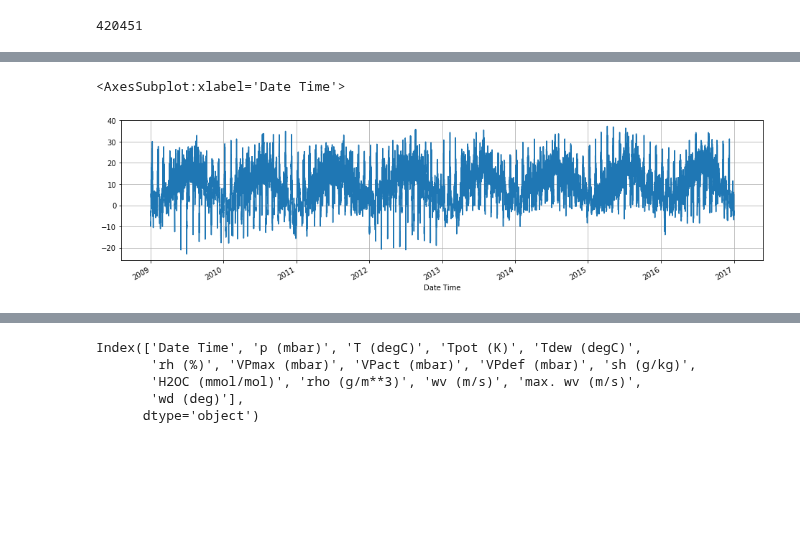
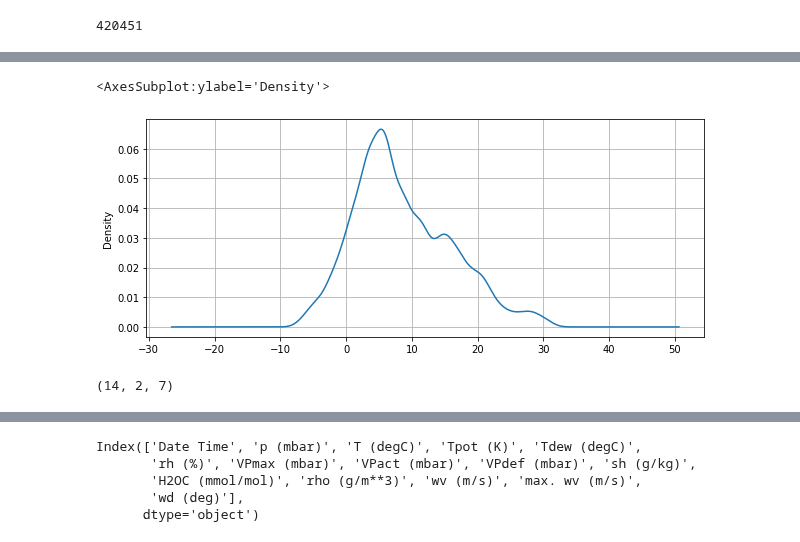
Before and after one commit to mechanoid5/ml_lectorium_legacy, a Jupyter notebook: examples/02-python/04-pandas.ipynb, the cells around one changed output, grey strips where cells are left out. Drawn from its saved outputs; the diff is of its cells as text; code cells hidden in the pictures; blank space fills up the shorter version.

```diff
--- a/examples/02-python/04-pandas.ipynb
+++ b/examples/02-python/04-pandas.ipynb
@@ -618,5 +617,3 @@ wv (m/s)           float64
 max. wv (m/s)      float64
 wd (deg)           float64
 dtype: object
-# %%
-df['Date Time'] = pd.to_datetime(df['Date Time'])
@@ -656,0 +630,4 @@ df.describe().T
+# %%
+%%time
+
+df['Date Time'] = df['Date Time'].progress_apply(pd.to_datetime)
@@ -657,3 +683,9 @@ df.describe().T
 # %%
 df['wv (m/s)'] = df['wv (m/s)'].apply(lambda x: max(0.,x) )
 df['max. wv (m/s)'] = df['max. wv (m/s)'].apply(lambda x: max(0.,x) )
+# %%
+filt = df['Date Time'].between('2016-09-01 00:00:00','2017-01-01 00:00:00')
+df[ filt ].set_index('Date Time')['T (degC)'].plot(
+    figsize=(16,4),
+    grid=True,
+)
@@ -659,0 +695,6 @@ df['max. wv (m/s)'] = df['max. wv (m/s)'].apply(lambda x: max(0.,x) )
+# %%
+df[filt].set_index('Date Time')['T (degC)'].plot.hist(
+    figsize=(10,4),
+    grid=True,
+    bins=50
+)
@@ -660,9 +704,19 @@ df['max. wv (m/s)'] = df['max. wv (m/s)'].apply(lambda x: max(0.,x) )
 # %%
-df.set_index('Date Time')['T (degC)'].plot(
-    figsize=(16,4),
-    grid=True,
+df[filt].set_index('Date Time')['T (degC)'].plot.kde(
+    figsize=(10,4),
+    grid=True
 )
 # %% [output]
-<AxesSubplot:xlabel='Date Time'>
+<AxesSubplot:ylabel='Density'>
-[figure, old version]
+[figure, new version]
+# %%
+from math import ceil
+
+fet=(len(df.columns)-1) # количество признаков
+cols=2 # количество колонок на картинке с графиками
+rows=int(ceil(fet/cols)) # количество строк на картинке с графиками
+
+fet,cols,rows
+# %% [output]
+(14, 2, 7)
 # %%
```
Also changed, not shown: parts of 47 cells of this notebook, 4 other files.
